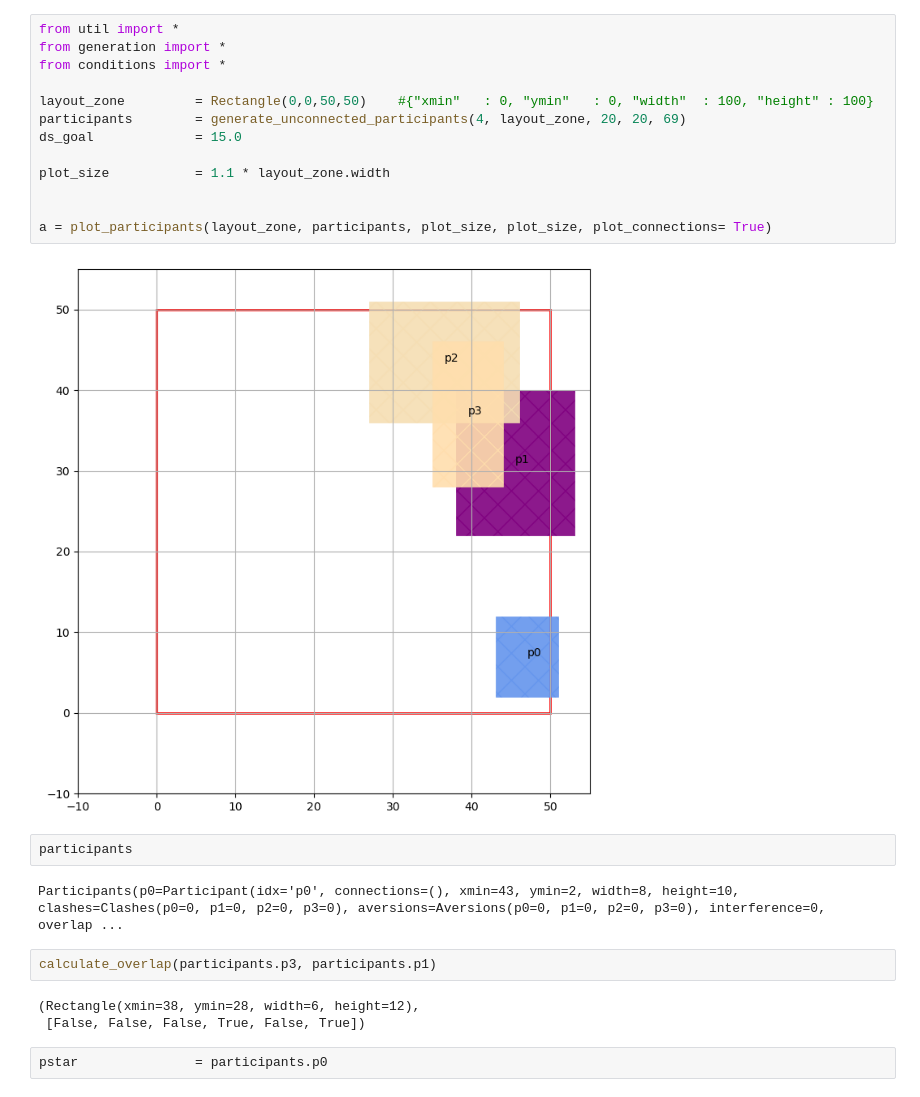
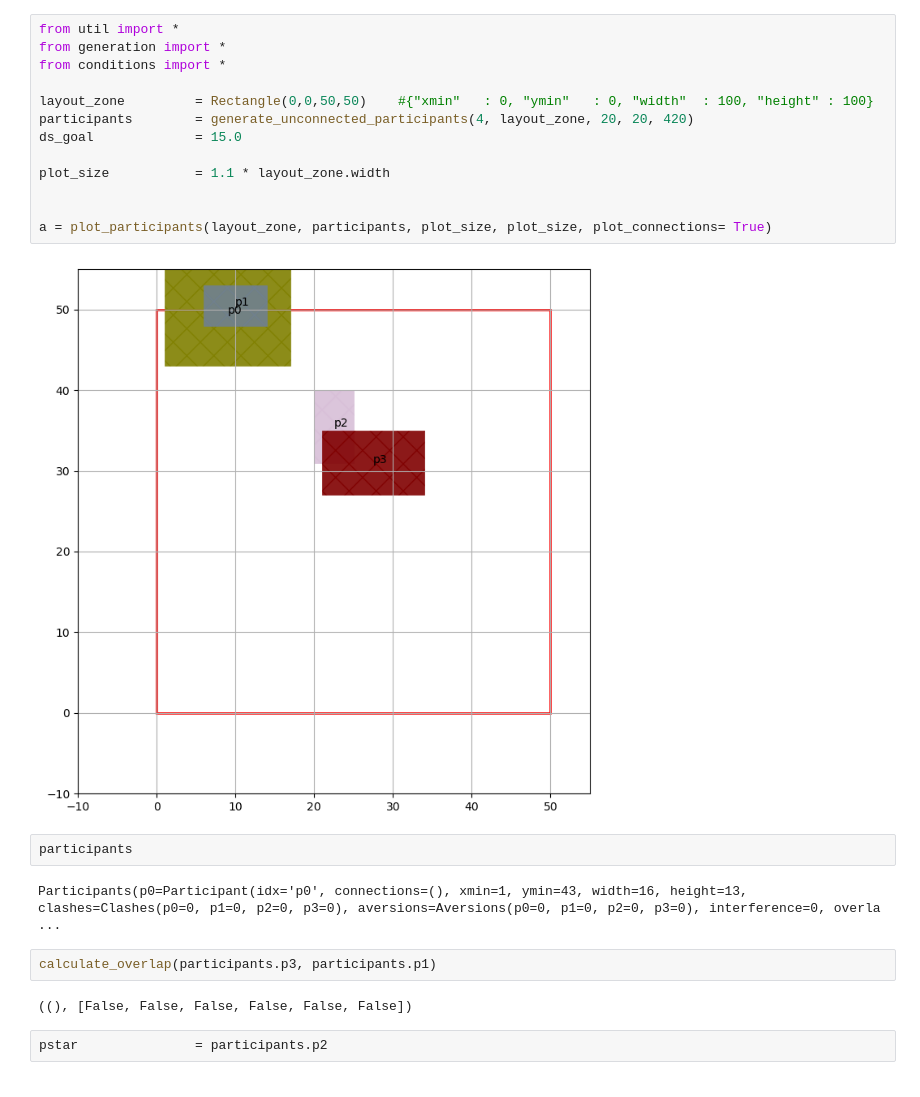
Before and after one commit to TiMo3654/abf, a Jupyter notebook: function_test.ipynb, the cells around one changed output. Cells and saved outputs as stored; diff of their text form.

```diff
--- a/function_test.ipynb
+++ b/function_test.ipynb
@@ -1,29 +1,28 @@
 # %%
 from util import *
 from generation import *
 from conditions import *
 
 layout_zone         = Rectangle(0,0,50,50)    #{"xmin"   : 0, "ymin"   : 0, "width"  : 100, "height" : 100}
-participants        = generate_unconnected_participants(4, layout_zone, 20, 20, 69)
+participants        = generate_unconnected_participants(4, layout_zone, 20, 20, 420)
 ds_goal             = 15.0
 
 plot_size           = 1.1 * layout_zone.width
 
 
 a = plot_participants(layout_zone, participants, plot_size, plot_size, plot_connections= True)
 # %% [output]
-[figure, old version]
+[figure, new version]
 # %%
 participants
 # %% [output]
-Participants(p0=Participant(idx='p0', connections=(), xmin=43, ymin=2, width=8, height=10, clashes=Clashes(p0=0, p1=0, p2=0, p3=0), aversions=Aversions(p0=0, p1=0, p2=0, p3=0), interference=0, overlap ...
+Participants(p0=Participant(idx='p0', connections=(), xmin=1, ymin=43, width=16, height=13, clashes=Clashes(p0=0, p1=0, p2=0, p3=0), aversions=Aversions(p0=0, p1=0, p2=0, p3=0), interference=0, overla ...
 # %%
 calculate_overlap(participants.p3, participants.p1)
 # %% [output]
-(Rectangle(xmin=38, ymin=28, width=6, height=12),
- [False, False, False, True, False, True])
+((), [False, False, False, False, False, False])
 # %%
-pstar               = participants.p0
+pstar               = participants.p2
 # %%
 # determine free edges
 
```
Also changed, not shown: parts of 7 cells of this notebook, 2 other files.
